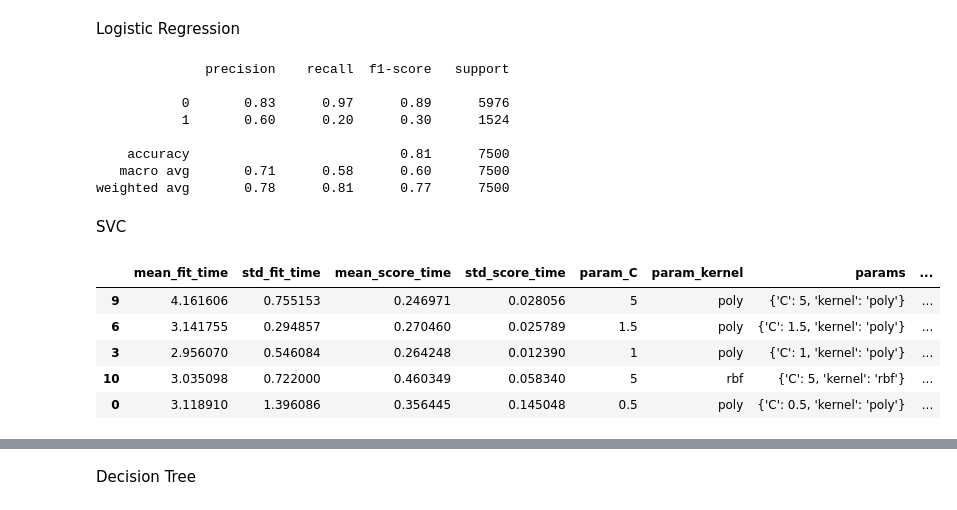
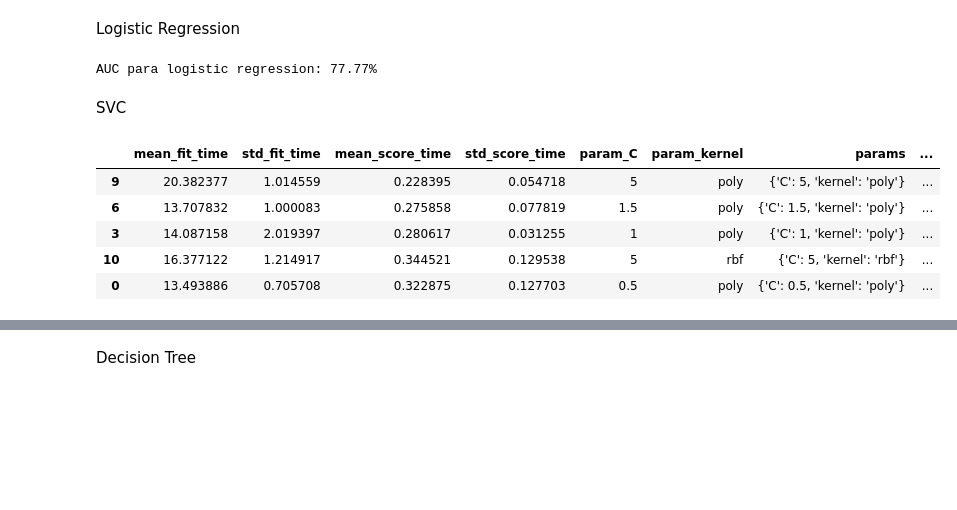
Before and after one commit to jolual2747/bank-customer-churn-prediction, a Jupyter notebook: 02-MODELACION.ipynb, the cells around one changed output, grey strips where cells are left out. Cells and saved outputs as stored; diff of their text form; code cells hidden in the pictures; blank space fills up the shorter version.

```diff
--- a/02-MODELACION.ipynb
+++ b/02-MODELACION.ipynb
@@ -66,33 +68,27 @@ Logistic Regression
 # %%
 from sklearn.linear_model import LogisticRegression
 from sklearn.metrics import classification_report
+from sklearn.metrics import roc_auc_score
 
 lr = LogisticRegression()
 lr.fit(X_train, y_train)
-print(classification_report(y_train, lr.predict(X_train)))
+print(f"AUC para logistic regression: {roc_auc_score(y_test, lr.predict_proba(X_test)[:, 1]):.2%}")
 # %% [output]
-              precision    recall  f1-score   support
-
-           0       0.83      0.97      0.89      5976
-           1       0.60      0.20      0.30      1524
-
-    accuracy                           0.81      7500
-   macro avg       0.71      0.58      0.60      7500
-weighted avg       0.78      0.81      0.77      7500
+AUC para logistic regression: 77.77%
 # %% [markdown]
 SVC
 # %%
 from sklearn.svm import SVC
 from sklearn.model_selection import GridSearchCV
 
 param_grid = {'kernel': ['poly', 'rbf', 'sigmoid'], 'C':[0.5, 1, 1.5, 5]}
-grid = GridSearchCV(SVC(), param_grid=param_grid, n_jobs=-1, scoring='roc_auc', cv = 5, return_train_score=False)
+grid = GridSearchCV(SVC(probability=True), param_grid=param_grid, n_jobs=-1, scoring='roc_auc', cv = 5, return_train_score=False)
 grid.fit(X_train, y_train)
 pd.DataFrame(grid.cv_results_).sort_values(by='rank_test_score', ascending=True).head(5)
 # %% [output]
 |  | mean_fit_time | std_fit_time | mean_score_time | std_score_time | param_C | param_kernel | params | ... |
-| 9 | 4.161606 | 0.755153 | 0.246971 | 0.028056 | 5 | poly | {'C': 5, 'kernel': 'poly'} | ... |
-| 6 | 3.141755 | 0.294857 | 0.270460 | 0.025789 | 1.5 | poly | {'C': 1.5, 'kernel': 'poly'} | ... |
-| 3 | 2.956070 | 0.546084 | 0.264248 | 0.012390 | 1 | poly | {'C': 1, 'kernel': 'poly'} | ... |
-| 10 | 3.035098 | 0.722000 | 0.460349 | 0.058340 | 5 | rbf | {'C': 5, 'kernel': 'rbf'} | ... |
-| 0 | 3.118910 | 1.396086 | 0.356445 | 0.145048 | 0.5 | poly | {'C': 0.5, 'kernel': 'poly'} | ... |
+| 9 | 20.382377 | 1.014559 | 0.228395 | 0.054718 | 5 | poly | {'C': 5, 'kernel': 'poly'} | ... |
+| 6 | 13.707832 | 1.000083 | 0.275858 | 0.077819 | 1.5 | poly | {'C': 1.5, 'kernel': 'poly'} | ... |
+| 3 | 14.087158 | 2.019397 | 0.280617 | 0.031255 | 1 | poly | {'C': 1, 'kernel': 'poly'} | ... |
+| 10 | 16.377122 | 1.214917 | 0.344521 | 0.129538 | 5 | rbf | {'C': 5, 'kernel': 'rbf'} | ... |
+| 0 | 13.493886 | 0.705708 | 0.322875 | 0.127703 | 0.5 | poly | {'C': 0.5, 'kernel': 'poly'} | ... |
```
Also changed, not shown: parts of 31 cells of this notebook.
